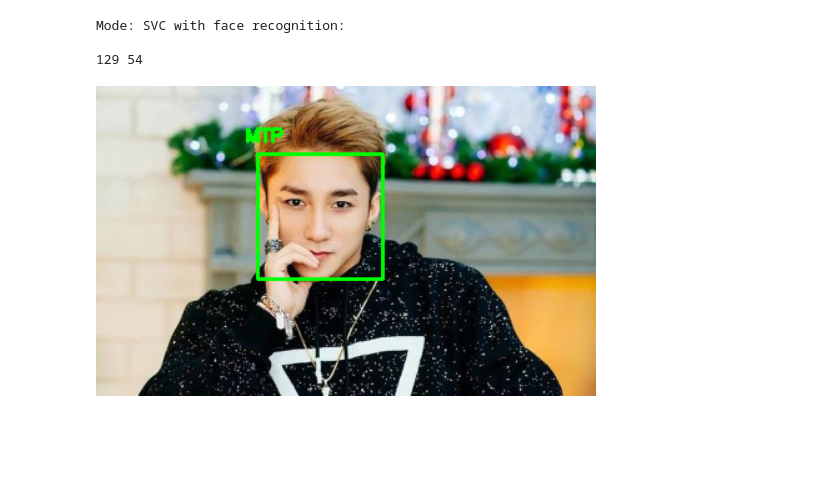
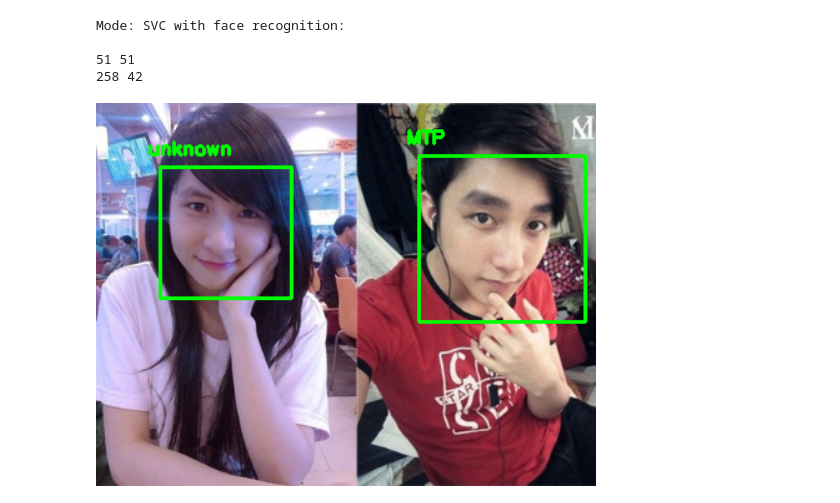
Before and after one commit to latruonghai/CS114.K21, a Jupyter notebook: Recognize1.ipynb, the cells around one changed output. Drawn from its saved outputs; the diff is of its cells as text; code cells hidden in the pictures; blank space fills up the shorter version.

```diff
--- a/Recognize1.ipynb
+++ b/Recognize1.ipynb
@@ -159,16 +174,17 @@ image = cv2.imread(paths)
 # %%
-paths = "/content/ND4.jpg"
+paths = "/content/Ro2.jpg"
 image = cv2.imread(paths)
 print("Mode: SVC with face recognition:\n")
 img = crDect_face(paths,mode_1)
 #test_x = read(img)
 #pred_svc = model_svc.predict(test_x)
 #pred_lr = model_lr.predict(test_x)
 # %% [output]
 Mode: SVC with face recognition:
 
-129 54
+51 51
+258 42
-[figure, old version]
+[figure, new version]
 # %%
 print("Mode: SVC with object detection:\n")
 img = crDect_face(paths,mode_2)
```
Also changed, not shown: parts of 12 cells of this notebook.
